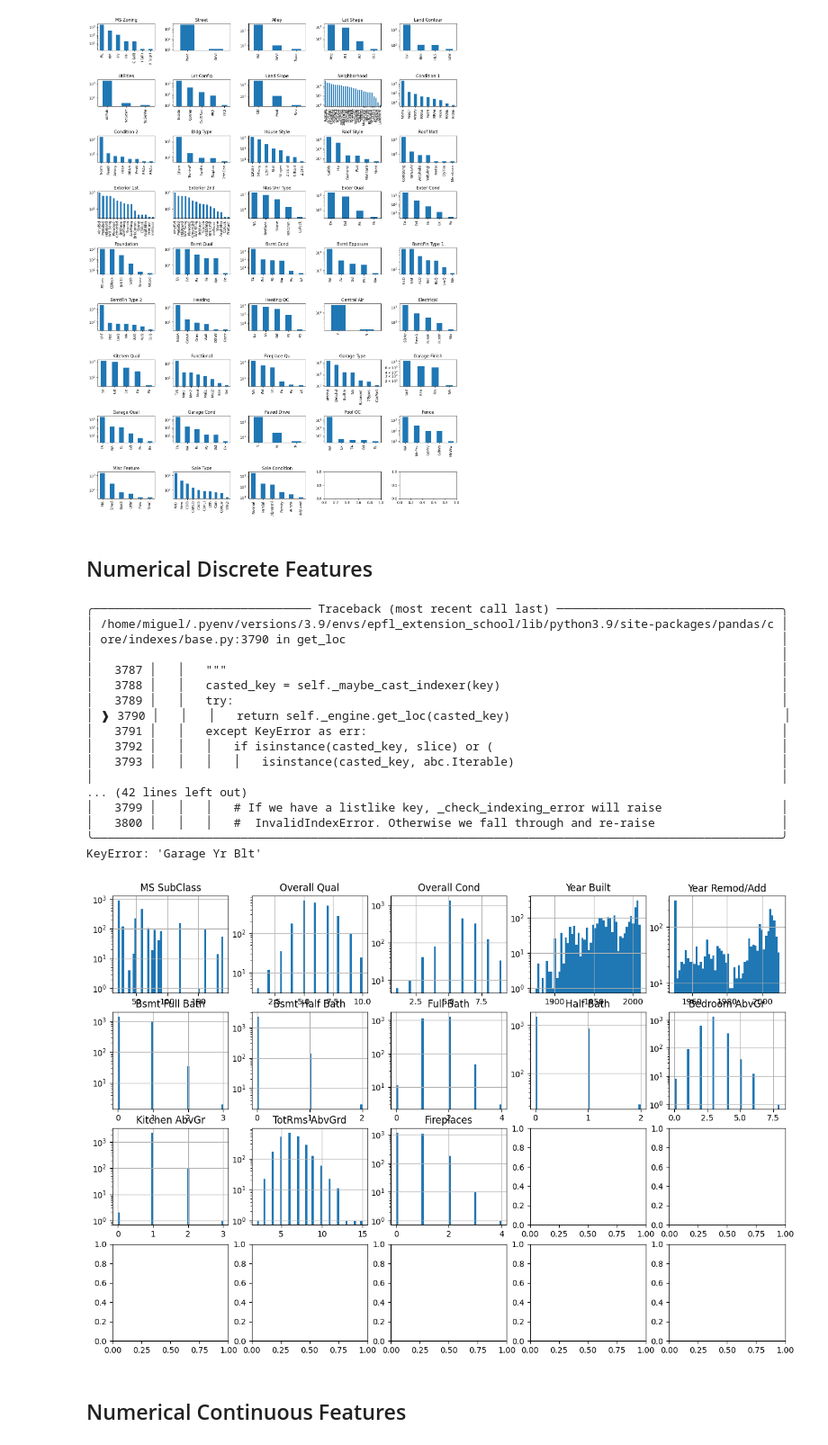
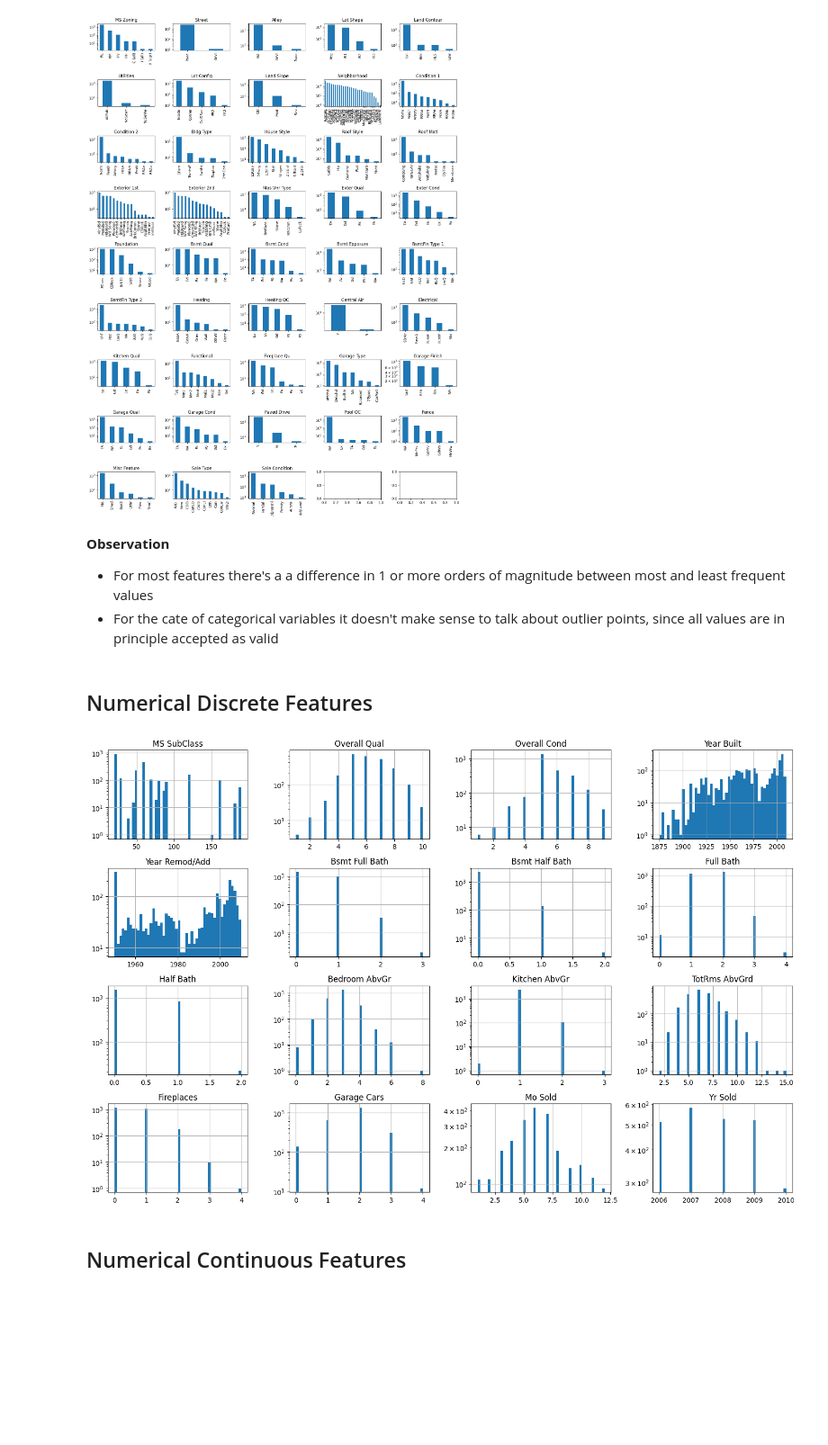
Before and after one commit to miguelfaf10/epfl_extension_school, a Jupyter notebook: 3_machine-learning-I_project/house-prices/house-prices-solution.ipynb, the cells around one changed output. Shown at 90% size. Saved outputs shown, nothing was run; the diff lists cells and outputs as text; code cells hidden in the pictures; blank space fills up the shorter version.

```diff
--- a/3_machine-learning-I_project/house-prices/house-prices-solution.ipynb
+++ b/3_machine-learning-I_project/house-prices/house-prices-solution.ipynb
@@ -226,6 +226,7 @@ df['Garage Yr Blt'].corr(df['Year Built'])
 As explained before, we decide to drop the feature 'Garage Yr Blt'
 # %%
 df.drop('Garage Yr Blt', axis=1, inplace=True)
+discrete_columns = df.dtypes[df.dtypes == 'Int64'].index
 # %% [markdown]
 ## Numerical continuous variable
 # %%
@@ -460,41 +458,28 @@ plt.tight_layout()
 plt.show()
 # %% [output]
 [figure]
+# %% [markdown]
+__Observation__
+- For most features there's a a difference in 1 or more orders of magnitude between most and least frequent values
+- For the cate of categorical variables it doesn't make sense to talk about outlier points, since all values are in principle accepted as valid
 # %% [markdown]
 ## Numerical Discrete Features
 # %%
-n_cols = 5
+n_cols = 4
 n_rows = 4
 
 fig, axs = plt.subplots(n_rows, n_cols, figsize=(15, 10))
 
 for i, col in enumerate(discrete_columns):
     r, c = np.divmod(i, n_cols)
     df[col].hist(bins=50, ax=axs[r, c], log=True)
     axs[r, c].set_title(col, y=1.0)
     axs[r, c].set_xlabel('')
 
 plt.tight_layout()
 plt.show()
 # %% [output]
-╭─────────────────────────────── Traceback (most recent call last) ────────────────────────────────╮
-│ /home/miguel/.pyenv/versions/3.9/envs/epfl_extension_school/lib/python3.9/site-packages/pandas/c │
-│ ore/indexes/base.py:3790 in get_loc                                                              │
-│                                                                                                  │
-│   3787 │   │   """                                                                               │
-│   3788 │   │   casted_key = self._maybe_cast_indexer(key)                                        │
-│   3789 │   │   try:                                                                              │
-│ ❱ 3790 │   │   │   return self._engine.get_loc(casted_key)                                       │
-│   3791 │   │   except KeyError as err:                                                           │
-│   3792 │   │   │   if isinstance(casted_key, slice) or (                                         │
-│   3793 │   │   │   │   isinstance(casted_key, abc.Iterable)                                      │
-│                                                                                                  │
-... (42 lines left out)
-│   3799 │   │   │   # If we have a listlike key, _check_indexing_error will raise                 │
-│   3800 │   │   │   #  InvalidIndexError. Otherwise we fall through and re-raise                  │
-╰──────────────────────────────────────────────────────────────────────────────────────────────────╯
-KeyError: 'Garage Yr Blt'
-[figure, old version]
+[figure, new version]
 # %% [markdown]
 ## Numerical Continuous Features
 # %%
```
Also changed, not shown: parts of 25 cells of this notebook, 1 other file.
